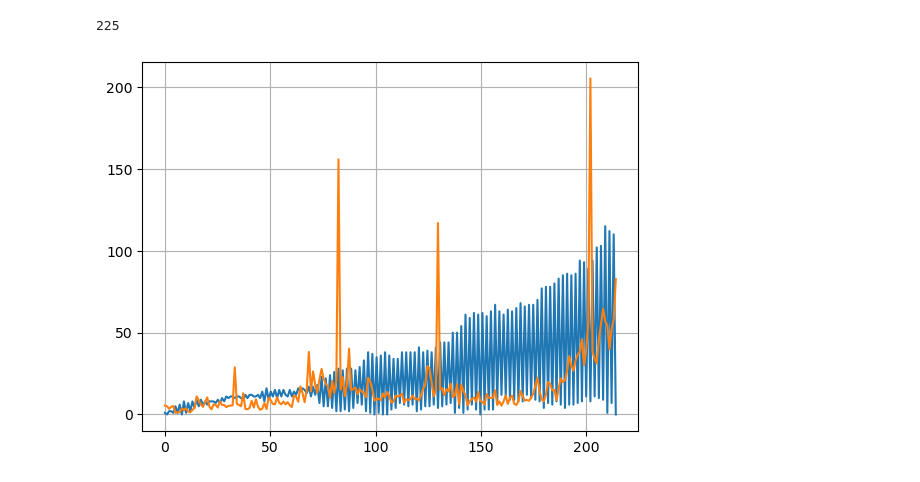
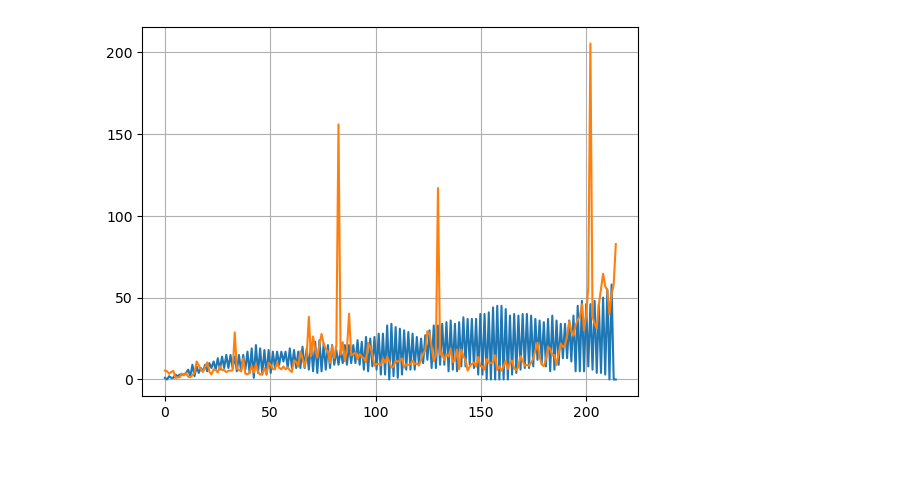
Before and after one commit to kazi0302/COVID-19-Modeling-and-Parameter-Fitting, a Jupyter notebook: Monte Carlo Simulation/MC_simulator.ipynb, the cells around one changed output. Cells and saved outputs as stored; diff of their text form; code cells hidden in the pictures.

```diff
--- a/Monte Carlo Simulation/MC_simulator.ipynb
+++ b/Monte Carlo Simulation/MC_simulator.ipynb
@@ -669,10 +668,6 @@ central_high_v1.loc[central_high_v1['Difference Squared'] == central_high_v1['Di
-# %%
-len(central_daily_total)
-# %% [output]
-225
 # %%
-plt.plot(np.linspace(0, 214, 214), central_high_v1['I_High + I_Low'][6], label = 'I_High + I_Low')
+plt.plot(np.linspace(0, 214, 214), central_high_v1['I_High + I_Low'][12], label = 'I_High + I_Low')
 plt.plot(np.linspace(0, 214, 214), central_daily_total[:214], label = 'Diff')
 plt.grid()
 # %% [output]
-[figure, old version]
+[figure, new version]
```
Also changed, not shown: parts of 4 cells of this notebook.
